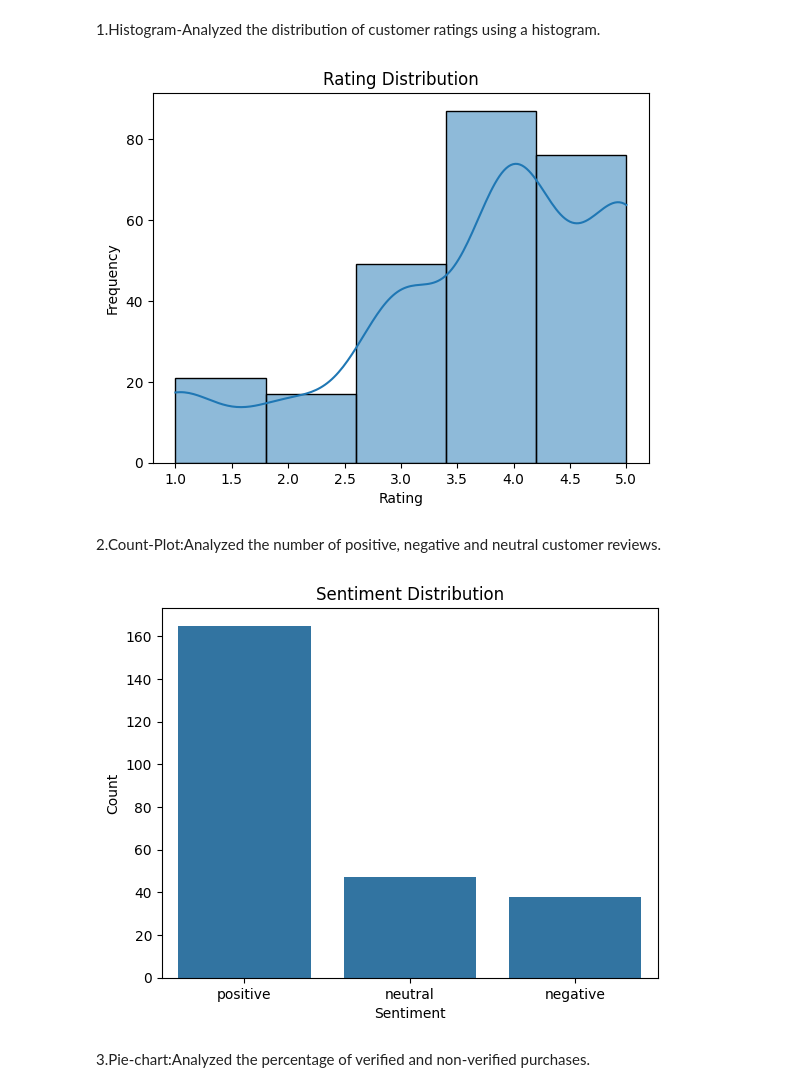
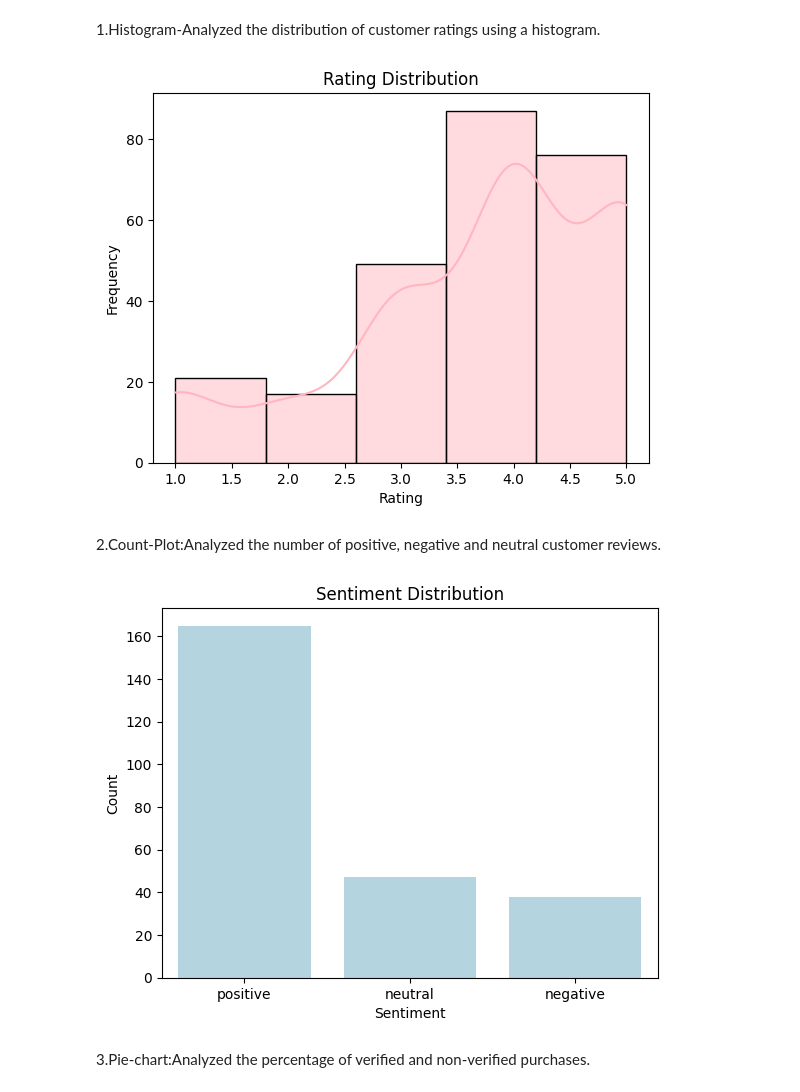
Before and after one commit to Likhi-tha1505/EDA_PROJECT, a Jupyter notebook: eda_lab.ipynb, the cells around one changed output. Saved outputs shown, nothing was run; the diff lists cells and outputs as text; code cells hidden in the pictures.

```diff
--- a/eda_lab.ipynb
+++ b/eda_lab.ipynb
@@ -598,23 +598,23 @@ memory usage: 15.8+ KB
 # %% [markdown]
 1.Histogram-Analyzed the distribution of customer ratings using a histogram.
 # %%
-sns.histplot(df['rating'], bins=5, kde=True)
+sns.histplot(df['rating'], bins=5, kde=True, color="lightpink")
 plt.title("Rating Distribution")
 plt.xlabel("Rating")
 plt.ylabel("Frequency")
 plt.show()
 # %% [output]
-[figure, old version]
+[figure, new version]
 # %% [markdown]
 2.Count-Plot:Analyzed the number of positive, negative and neutral customer reviews.
 # %%
-sns.countplot(data=df,x="sentiment")
+sns.countplot(data=df,x="sentiment", color="lightblue")
 plt.title("Sentiment Distribution")
 plt.xlabel("Sentiment")
 plt.ylabel("Count")
 plt.show()
 # %% [output]
-[figure, old version]
+[figure, new version]
 # %% [markdown]
 3.Pie-chart:Analyzed the percentage of verified and non-verified purchases.
 # %%
```
Also changed, not shown: parts of 6 cells of this notebook.
